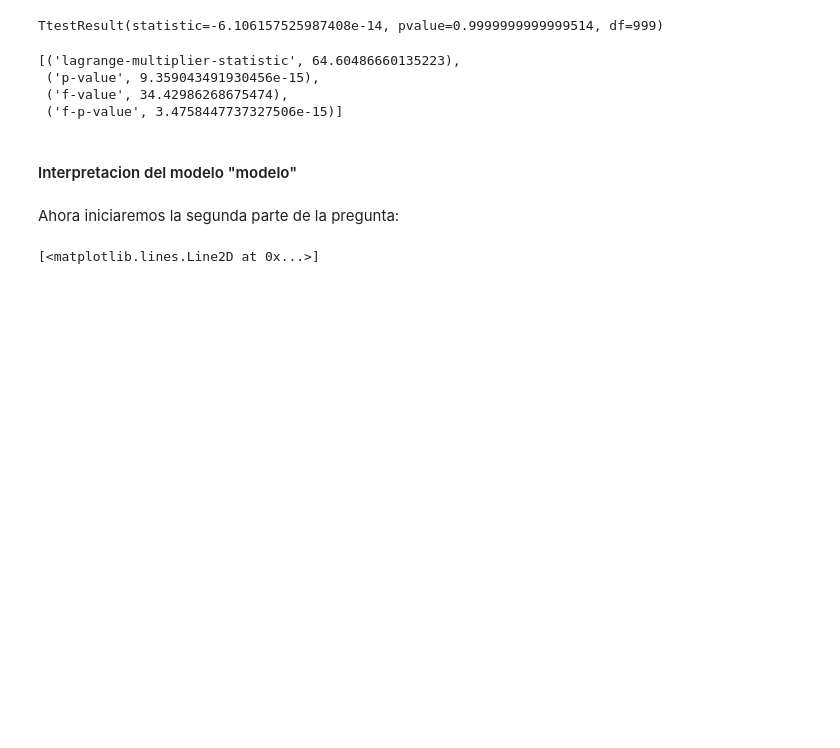
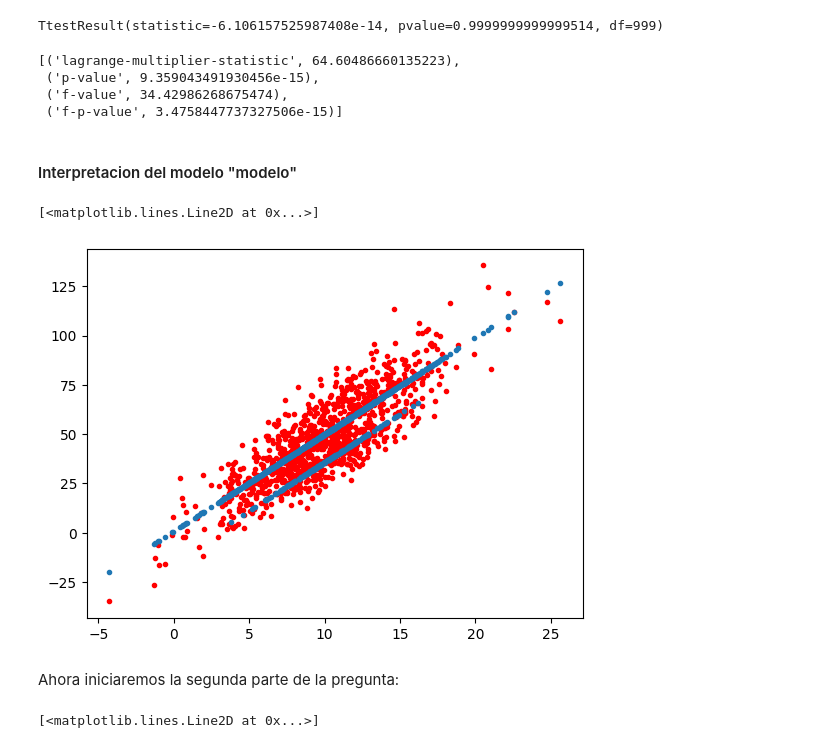
Before and after one commit to alfa7g7/Analisis-Cuantitativo-1er-semestre, a Jupyter notebook: examen-1.ipynb, the cells around one changed output. Cells and saved outputs as stored; diff of their text form; code cells hidden in the pictures; blank space fills up the shorter version.

```diff
--- a/examen-1.ipynb
+++ b/examen-1.ipynb
@@ -255,6 +255,14 @@ beta_1 = 4.9116
 beta_2 = -14.1796
 # Por cada unidad de aumento en la variable "Ind", suponiendo el resto de variables constantes,
 # se espera que "Y" aumente -14.1796 unidades
+# %%
+# Graficando el modelo respuesta
+
+plt.plot(X_modelo.X, Y_modelo, '.', color="red")
+plt.plot(X_modelo.X, resultados.fittedvalues, '.')
+# %% [output]
+[<matplotlib.lines.Line2D at 0x...>]
+[figure, added]
 # %% [markdown]
 Ahora iniciaremos la segunda parte de la pregunta:
 # %%
```
